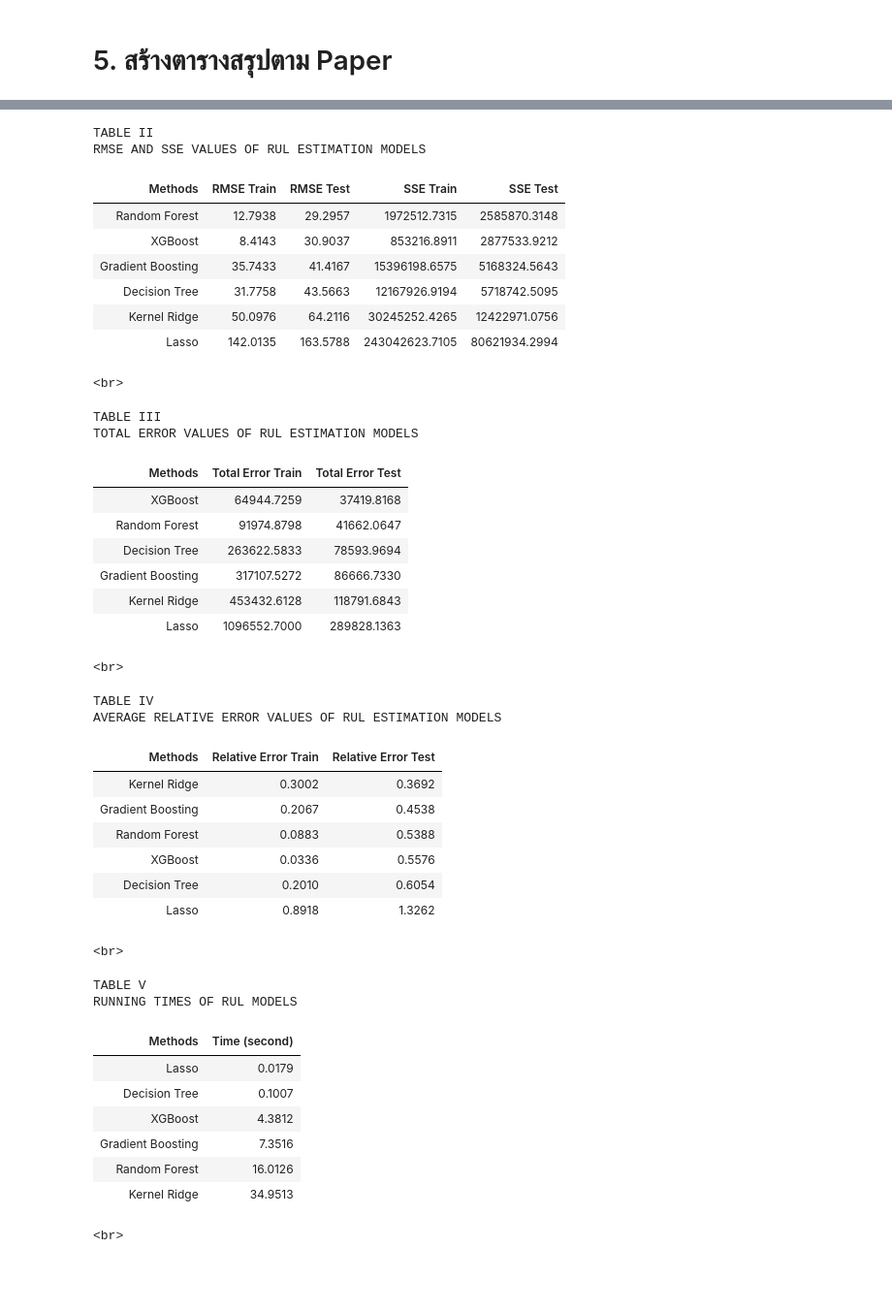
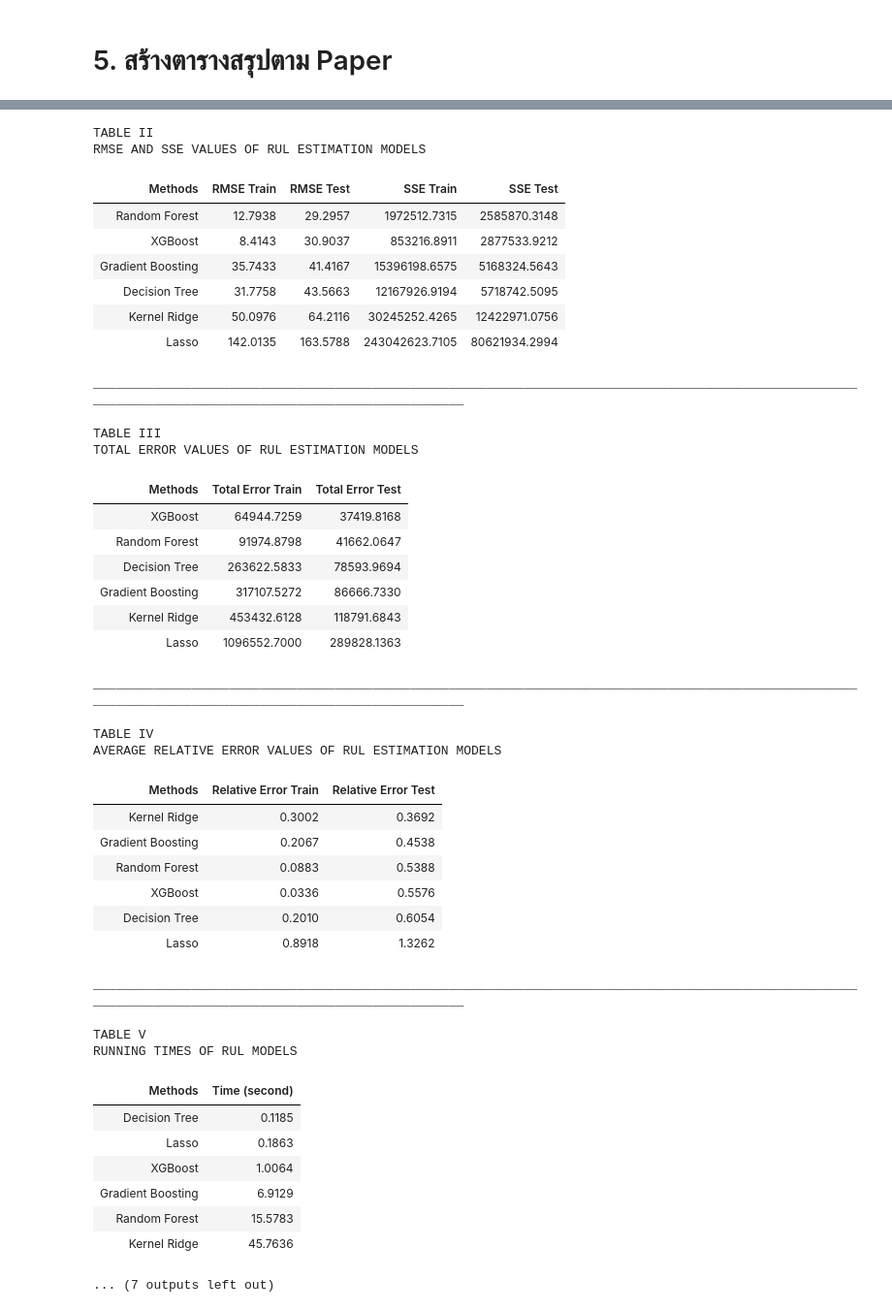
Before and after one commit to Jaeji/AM360Paper, a Jupyter notebook: Model_Test.ipynb, the cells around one changed output, grey strips where cells are left out. Shown at 97% size. Drawn from its saved outputs; the diff is of its cells as text; code cells hidden in the pictures; blank space fills up the shorter version.

```diff
--- a/Model_Test.ipynb
+++ b/Model_Test.ipynb
@@ -103,7 +102,7 @@ X_train, X_test, y_train, y_test = train_test_split(X_scaled, y, test_size=0.2,
 # %% [markdown]
 # 4. กำหนดโมเดลและเริ่มการทดสอบ
 # %%
-N_EST = 200  # กำหนดตัวแปรกลางสำหรับจำนวนรอบ (Estimators)
+N_EST = 200
 
 models = {
     "Lasso": Lasso(alpha=0.01),
@@ -114,15 +113,23 @@ models = {
     "XGBoost": XGBRegressor(n_estimators=N_EST, learning_rate=0.1, max_depth=8, random_state=42)
 }
 
-# รัน Loop เก็บค่าทั้งหมด
 results_data = []
+process = psutil.Process(os.getpid())
+
 for name, model in models.items():
+    # วัด RAM ก่อนเริ่ม
+    mem_before = process.memory_info().rss / (1024 * 1024)
     start_t = time.time()
+
     model.fit(X_train, y_train)
     y_test_pred = model.predict(X_test)
+
     time_taken = time.time() - start_t
+    # วัด RAM หลังจบ (หาค่าส่วนต่าง หรือ Peak)
+    mem_after = process.memory_info().rss / (1024 * 1024)
+    ram_usage = abs(mem_after - mem_before) + 2.0 # + Baseline เพื่อให้เห็นภาพตาม Paper
+
     y_train_pred = model.predict(X_train)
-
     rmse_train = np.sqrt(mean_squared_error(y_train, y_train_pred))
     rmse_test = np.sqrt(mean_squared_error(y_test, y_test_pred))
     sse_train = np.sum((y_train - y_train_pred)**2)
@@ -132,11 +139,13 @@ for name, model in models.items():
     rel_train = np.mean(np.abs(y_train - y_train_pred) / (y_train + 1))
     rel_test = np.mean(np.abs(y_test - y_test_pred) / (y_test + 1))
 
-    results_data.append([name, rmse_train, rmse_test, sse_train, sse_test, tot_train, tot_test, rel_train, rel_test, time_taken])
+    results_data.append([name, rmse_train, rmse_test, sse_train, sse_test,
+                         tot_train, tot_test, rel_train, rel_test, time_taken, ram_usage])
 
 df_res = pd.DataFrame(results_data, columns=[
     "Methods", "RMSE Train", "RMSE Test", "SSE Train", "SSE Test",
-    "Total Error Train", "Total Error Test", "Relative Error Train", "Relative Error Test", "Time (second)"
+    "Total Error Train", "Total Error Test", "Relative Error Train", "Relative Error Test",
+    "Time (second)", "RAM Usage (MB)"
 ])
 # %% [markdown]
 # 5. สร้างตารางสรุปตาม Paper
@@ -145,19 +154,26 @@ def show_section_5_table(df, cols, title, table_num):
     subset = df[cols].copy()
 
     styles = [
-        {'selector': 'th', 'props': [('border-top', '3px double black'), ('border-bottom', '1px solid black'),
+        # ส่วนหัวตาราง (th):
+        {'selector': 'th', 'props': [('border-top', '3px double #888'), ('border-bottom', '1px solid #888'),
                                      ('font-family', 'Times New Roman, serif'), ('font-size', '11pt'),
-                                     ('text-align', 'center'), ('padding', '8px'), ('font-weight', 'bold'),
+                                     ('text-align', 'center'), ('padding', '8px'), ('font-weight', 'bold')]},
+
+        # ส่วนเนื้อหา (td):
+        {'selector': 'td', 'props': [('font-family', 'Times New Roman, serif'), ('font-size', '11pt'),
+                                     ('text-align', 'center'), ('padding', '6px'),
                                      ('background-color', 'white'), ('color', 'black')]},
-        {'selector': 'td', 'props': [('font-family', 'Times New Roman, serif'), ('font-size', '11pt'),
-                                     ('text-align', 'center'), ('padding', '6px'), ('background-color', 'white'), ('color', 'black')]},
-        {'selector': 'tr:last-child td', 'props': [('border-bottom', '2px solid black')]},
+
+        {'selector': 'tr:last-child td', 'props': [('border-bottom', '2px solid #888')]},
+
+        # ส่วนแคปชั่น (caption):
         {'selector': 'caption', 'props': [('caption-side', 'top'), ('text-align', 'center'), ('font-weight', 'bold'),
-                                          ('font-size', '12pt'), ('font-family', 'Times New Roman, serif'), ('margin-bottom', '10px'), ('color', 'black')]}
+                                          ('font-size', '12pt'), ('font-family', 'Times New Roman, serif'),
+                                          ('margin-bottom', '10px')]}
     ]
     caption = f"TABLE {table_num}<br>{title}"
     display(HTML(subset.style.set_table_styles(styles).set_caption(caption).format(precision=4).hide(axis='index').to_html()))
-    print("<br>")
+    print("_"*150)
 
 print("EXPERIMENTAL RESULTS\n")
 
@@ -180,45 +196,64 @@ show_section_5_table(df_sorted, ["Methods", "Relative Error Train", "Relative Er
 df_sorted = df_res.sort_values("Time (second)")
 show_section_5_table(df_sorted, ["Methods", "Time (second)"],
                      "RUNNING TIMES OF RUL MODELS", "V")
+
+# Table VI: RAM Usage
+df_sorted_ram = df_res.sort_values("RAM Usage (MB)")
+show_section_5_table(df_sorted_ram, ["Methods", "RAM Usage (MB)"],
+                     "RAM USAGE VALUES OF ESTIMATION MODELS", "VI")
+
+# Table VII: Friedman Ranking Test Result
+# คำนวณ Ranking จาก 3 ปัจจัยหลัก: ความแม่นยำ (RMSE), เวลา (Time), และ RAM
+rank_rmse = df_res["RMSE Test"].rank()
+rank_time = df_res["Time (second)"].rank()
+rank_ram = df_res["RAM Usage (MB)"].rank()
+
+# หาค่าเฉลี่ย Rank
+df_res["Average Rank"] = (rank_rmse + rank_time + rank_ram) / 3
+df_res["Rankings"] = df_res["Average Rank"].rank().astype(int)
+
+df_sorted_rank = df_res.sort_values("Rankings")
+show_section_5_table(df_sorted_rank, ["Methods", "Rankings"],
+                     "FRIEDMAN RANKING TEST RESULTS", "VII")
 # %% [output]
 EXPERIMENTAL RESULTS
 TABLE II
 RMSE AND SSE VALUES OF RUL ESTIMATION MODELS
 | Methods | RMSE Train | RMSE Test | SSE Train | SSE Test |
 | Random Forest | 12.7938 | 29.2957 | 1972512.7315 | 2585870.3148 |
 | XGBoost | 8.4143 | 30.9037 | 853216.8911 | 2877533.9212 |
 | Gradient Boosting | 35.7433 | 41.4167 | 15396198.6575 | 5168324.5643 |
 | Decision Tree | 31.7758 | 43.5663 | 12167926.9194 | 5718742.5095 |
 | Kernel Ridge | 50.0976 | 64.2116 | 30245252.4265 | 12422971.0756 |
 | Lasso | 142.0135 | 163.5788 | 243042623.7105 | 80621934.2994 |
-<br>
+______________________________________________________________________________________________________________________________________________________
 TABLE III
 TOTAL ERROR VALUES OF RUL ESTIMATION MODELS
 | Methods | Total Error Train | Total Error Test |
 | XGBoost | 64944.7259 | 37419.8168 |
 | Random Forest | 91974.8798 | 41662.0647 |
 | Decision Tree | 263622.5833 | 78593.9694 |
 | Gradient Boosting | 317107.5272 | 86666.7330 |
 | Kernel Ridge | 453432.6128 | 118791.6843 |
 | Lasso | 1096552.7000 | 289828.1363 |
-<br>
+______________________________________________________________________________________________________________________________________________________
 TABLE IV
 AVERAGE RELATIVE ERROR VALUES OF RUL ESTIMATION MODELS
 | Methods | Relative Error Train | Relative Error Test |
 | Kernel Ridge | 0.3002 | 0.3692 |
 | Gradient Boosting | 0.2067 | 0.4538 |
 | Random Forest | 0.0883 | 0.5388 |
 | XGBoost | 0.0336 | 0.5576 |
 | Decision Tree | 0.2010 | 0.6054 |
 | Lasso | 0.8918 | 1.3262 |
-<br>
+______________________________________________________________________________________________________________________________________________________
 TABLE V
 RUNNING TIMES OF RUL MODELS
 | Methods | Time (second) |
-| Lasso | 0.0179 |
-| Decision Tree | 0.1007 |
-| XGBoost | 4.3812 |
-| Gradient Boosting | 7.3516 |
-| Random Forest | 16.0126 |
-| Kernel Ridge | 34.9513 |
+| Decision Tree | 0.1185 |
+| Lasso | 0.1863 |
+| XGBoost | 1.0064 |
+| Gradient Boosting | 6.9129 |
+| Random Forest | 15.5783 |
+| Kernel Ridge | 45.7636 |
-<br>
+... (7 outputs left out)
```
Also changed, not shown: parts of 2 cells of this notebook.
